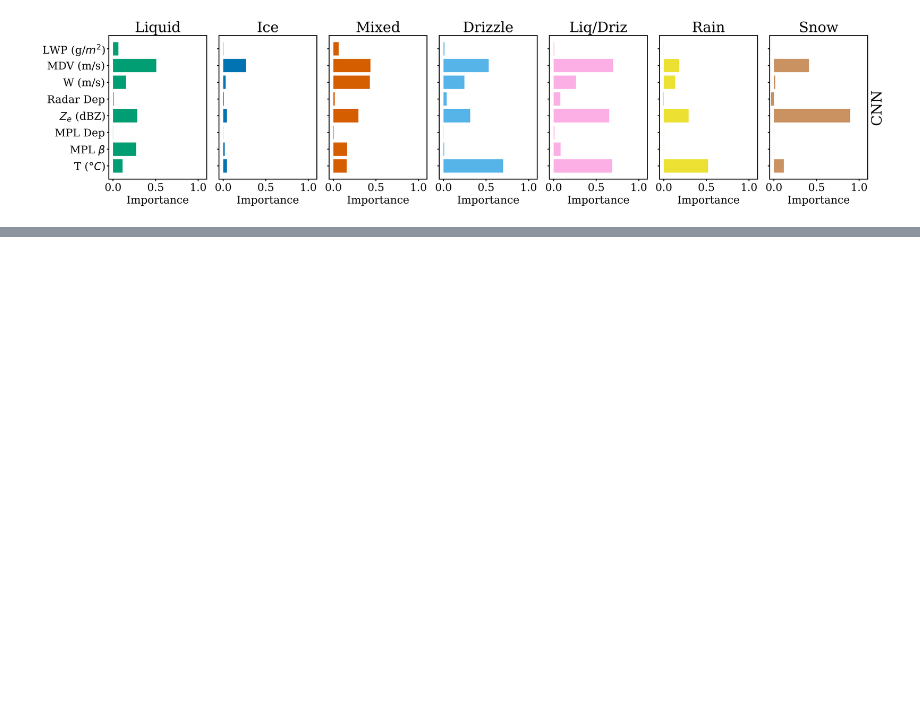
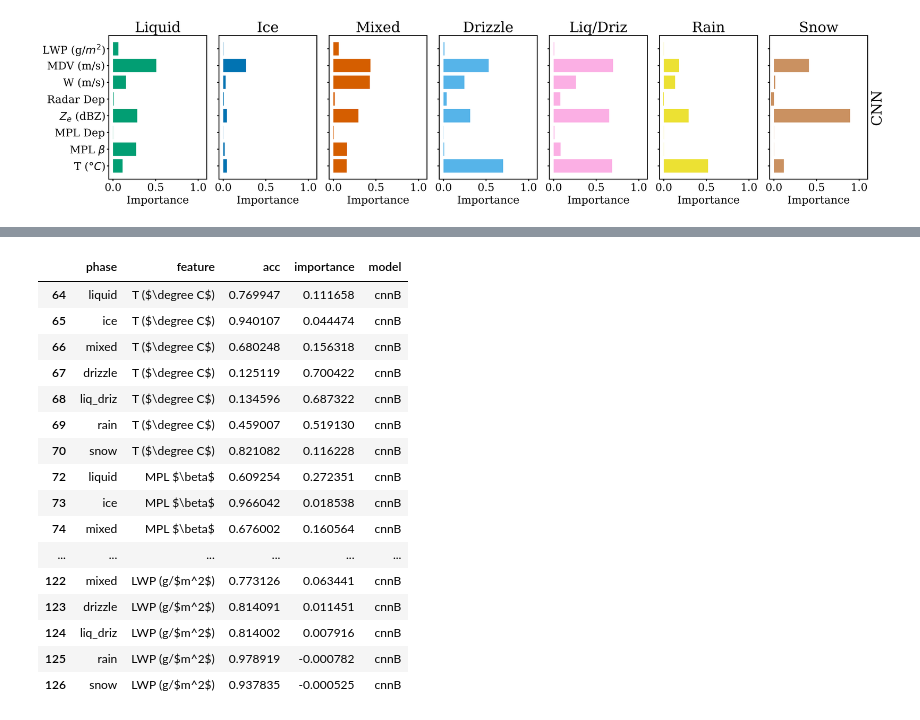
Before and after one commit to maxwelllevin/cloudphase-ml-amt, a Jupyter notebook: src/analysis/importances.ipynb, the cells around one changed output, grey strips where cells are left out. Cells and saved outputs as stored; diff of their text form; code cells hidden in the pictures; blank space fills up the shorter version.

```diff
--- a/src/analysis/importances.ipynb
+++ b/src/analysis/importances.ipynb
@@ -615,34 +381,0 @@ array(['cnnA', 'cnnB', 'mlp', 'rf', 'avg'], dtype=object)
-# %%
-phases = {
-    "liquid": "Liquid",
-    "ice": "Ice",
-    "mixed": "Mixed",
-    "drizzle": "Drizzle",
-    "liq_driz": "Liq/Driz",
-    "rain": "Rain",
-    "snow": "Snow",
-    # "avg": "Avg",
-}
-renamed_cmap = {phases[p]: c for p, c in cmap.items() if p in phases}
-
-models = ["cnnA", "cnnB", "rf", "mlp"]
-with plt.style.context("style.mplstyle"):
-    for model in models:
-        fig, ax = plt.subplots(figsize=(8, 3))
-        data = df[(df["model"] == model) & (df["phase"] != "avg")].pivot(index="feature",columns="phase", values="importance")
-        data = data[list(phases)].rename(columns=phases)
-        data.plot.bar(ax=ax, width=0.9, color=renamed_cmap, legend=None)
-
-        ax.set_ylim(min(-0.05, data.min().min()), 1.1)
-
-        ax.set_xlabel("")
-        ax.set_ylabel("Permutation Importance")
-        ax.set_xticklabels(ax.get_xticklabels(), rotation=0)
-
-        plt.legend(
-            loc="upper center",
-            # bbox_to_anchor=(0.5, -0.15),
-            ncol=4
-        )
-        fig.savefig(f"figures/{model}_importances.png")
-    plt.show()
@@ -653,0 +382,22 @@ with plt.style.context("style.mplstyle"):
+# %%
+df = df.reset_index()
+# %%
+df[(df["model"] == model) & (df["phase"] != "avg")]#.pivot(index="feature",columns="phase", values="importance")
+# %% [output]
+|  | phase | feature | acc | importance | model |
+| 64 | liquid | T ($\degree C$) | 0.769947 | 0.111658 | cnnB |
+| 65 | ice | T ($\degree C$) | 0.940107 | 0.044474 | cnnB |
+| 66 | mixed | T ($\degree C$) | 0.680248 | 0.156318 | cnnB |
+| 67 | drizzle | T ($\degree C$) | 0.125119 | 0.700422 | cnnB |
+| 68 | liq_driz | T ($\degree C$) | 0.134596 | 0.687322 | cnnB |
+| 69 | rain | T ($\degree C$) | 0.459007 | 0.519130 | cnnB |
+| 70 | snow | T ($\degree C$) | 0.821082 | 0.116228 | cnnB |
+| 72 | liquid | MPL $\beta$ | 0.609254 | 0.272351 | cnnB |
+| 73 | ice | MPL $\beta$ | 0.966042 | 0.018538 | cnnB |
+| 74 | mixed | MPL $\beta$ | 0.676002 | 0.160564 | cnnB |
+| ... | ... | ... | ... | ... | ... |
+| 122 | mixed | LWP (g/$m^2$) | 0.773126 | 0.063441 | cnnB |
+| 123 | drizzle | LWP (g/$m^2$) | 0.814091 | 0.011451 | cnnB |
+| 124 | liq_driz | LWP (g/$m^2$) | 0.814002 | 0.007916 | cnnB |
+| 125 | rain | LWP (g/$m^2$) | 0.978919 | -0.000782 | cnnB |
+| 126 | snow | LWP (g/$m^2$) | 0.937835 | -0.000525 | cnnB |
```
Also changed, not shown: parts of 28 cells of this notebook, 11 other files.
